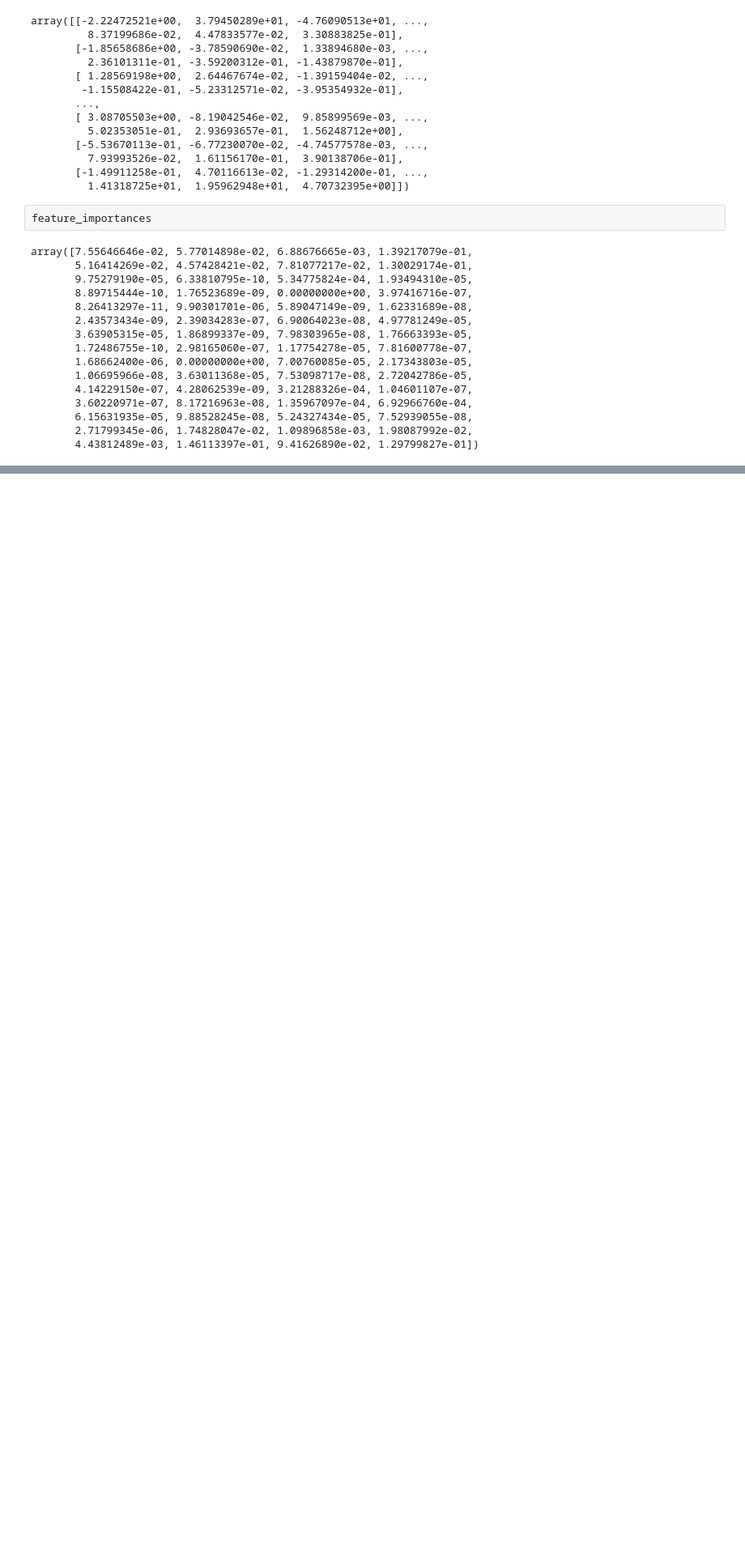
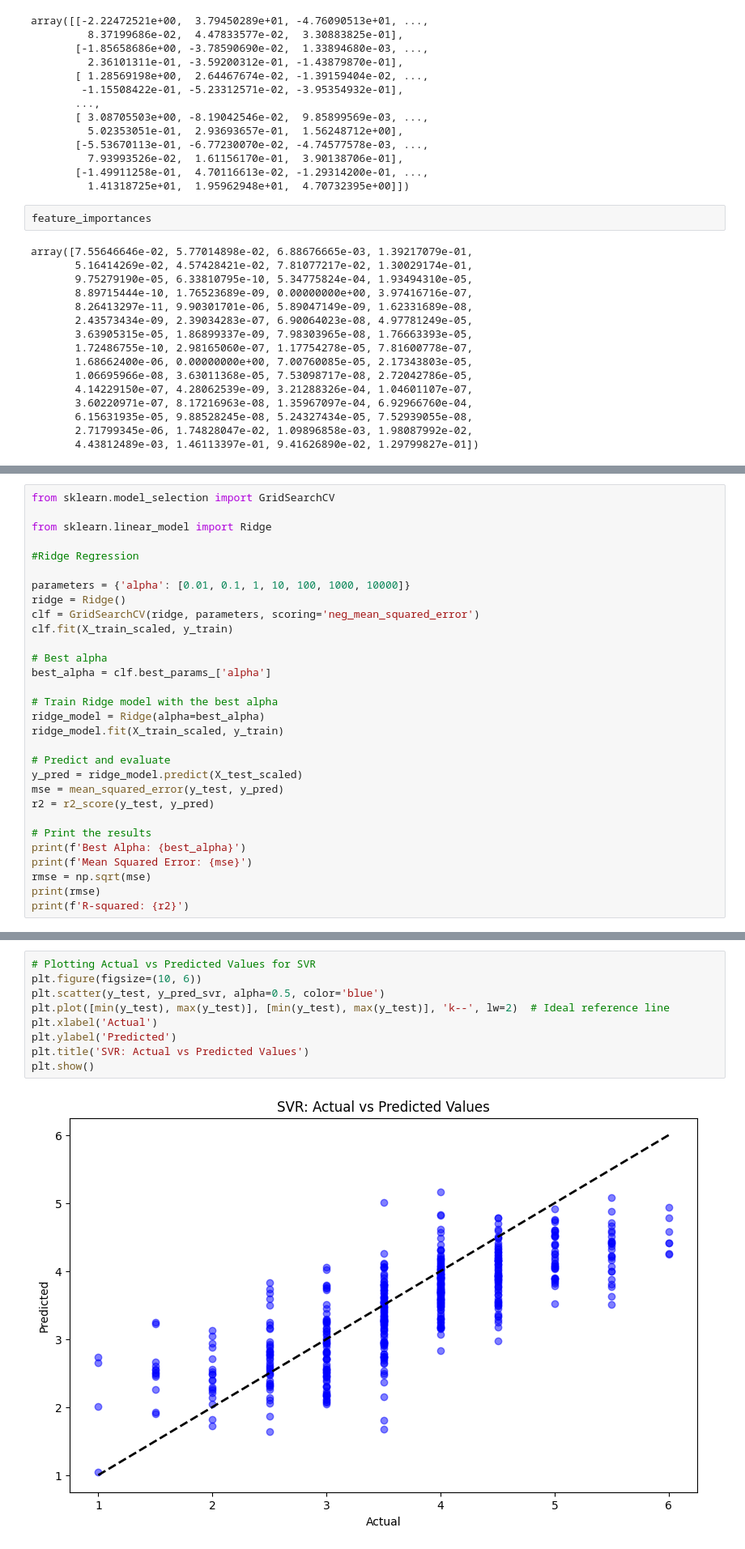
Before and after one commit to aryandgandhi/finalstat432, a Jupyter notebook: analysis.ipynb, the cells around one changed output, grey strips where cells are left out. Shown at 81% size. Saved outputs shown, nothing was run; the diff lists cells and outputs as text; blank space fills up the shorter version.

```diff
--- a/analysis.ipynb
+++ b/analysis.ipynb
@@ -389,0 +419,30 @@ array([7.55646646e-02, 5.77014898e-02, 6.88676665e-03, 1.39217079e-01,
+# %%
+from sklearn.model_selection import GridSearchCV
+
+from sklearn.linear_model import Ridge
+
+#Ridge Regression
+
+parameters = {'alpha': [0.01, 0.1, 1, 10, 100, 1000, 10000]}
+ridge = Ridge()
+clf = GridSearchCV(ridge, parameters, scoring='neg_mean_squared_error')
+clf.fit(X_train_scaled, y_train)
+
+# Best alpha
+best_alpha = clf.best_params_['alpha']
+
+# Train Ridge model with the best alpha
+ridge_model = Ridge(alpha=best_alpha)
+ridge_model.fit(X_train_scaled, y_train)
+
+# Predict and evaluate
+y_pred = ridge_model.predict(X_test_scaled)
+mse = mean_squared_error(y_test, y_pred)
+r2 = r2_score(y_test, y_pred)
+
+# Print the results
+print(f'Best Alpha: {best_alpha}')
+print(f'Mean Squared Error: {mse}')
+rmse = np.sqrt(mse)
+print(rmse)
+print(f'R-squared: {r2}')
@@ -389,0 +547,11 @@ array([7.55646646e-02, 5.77014898e-02, 6.88676665e-03, 1.39217079e-01,
+# %%
+# Plotting Actual vs Predicted Values for SVR
+plt.figure(figsize=(10, 6))
+plt.scatter(y_test, y_pred_svr, alpha=0.5, color='blue')
+plt.plot([min(y_test), max(y_test)], [min(y_test), max(y_test)], 'k--', lw=2)  # Ideal reference line
+plt.xlabel('Actual')
+plt.ylabel('Predicted')
+plt.title('SVR: Actual vs Predicted Values')
+plt.show()
+# %% [output]
+[figure, added]
```
Also changed, not shown: parts of 16 cells of this notebook, 1 other file.
